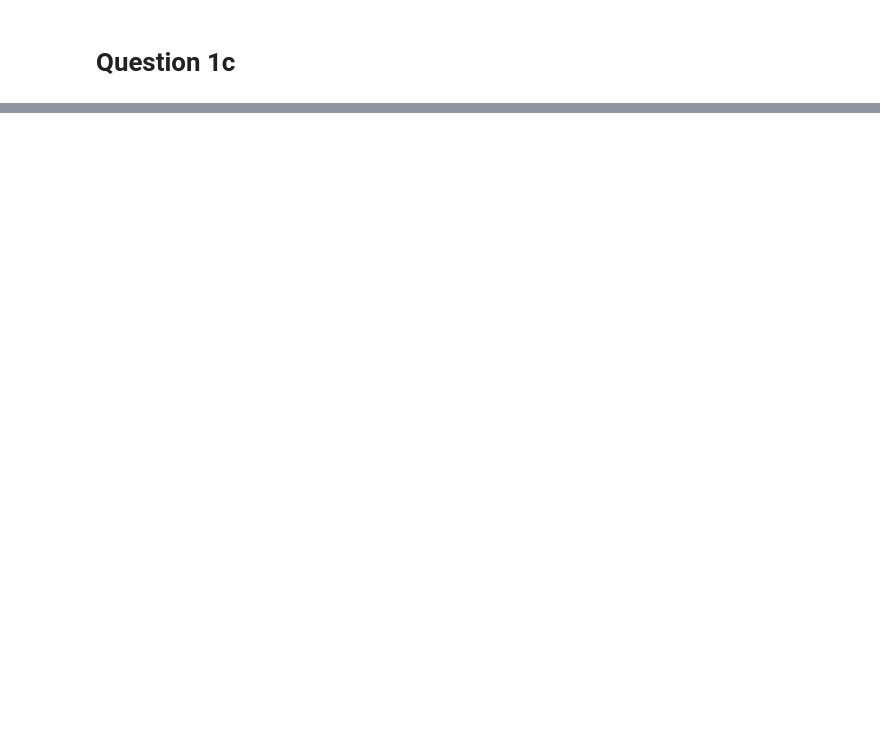
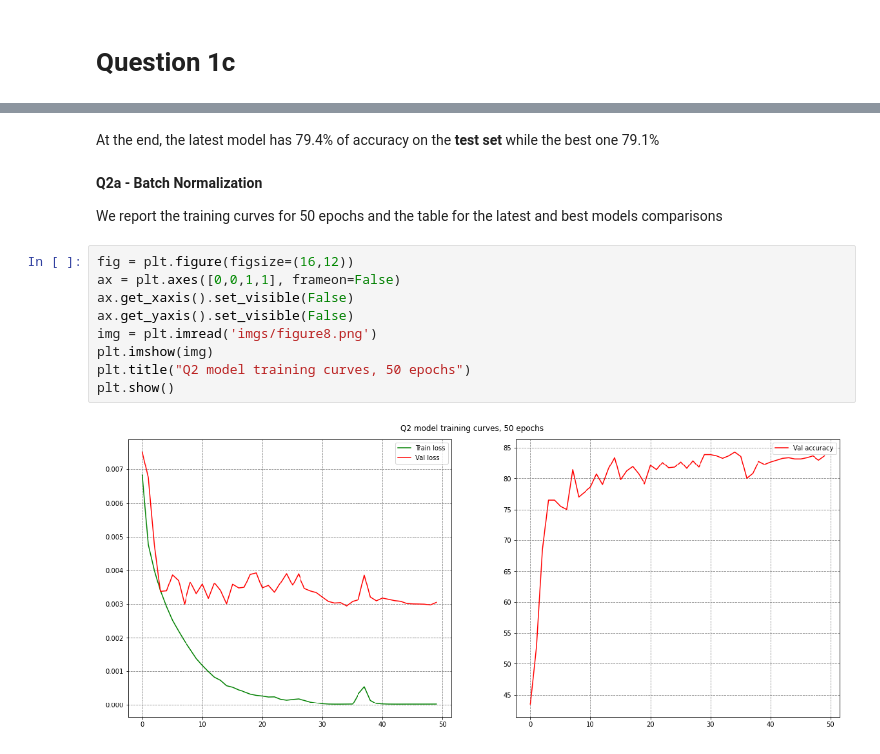
Before and after one commit to fabiomontello/AML-projects, a Jupyter notebook: HW3/AML Assignment 3 - report.ipynb, the cells around one changed output, grey strips where cells are left out. Drawn from its saved outputs; the diff is of its cells as text; blank space fills up the shorter version.

```diff
--- a/HW3/AML Assignment 3 - report.ipynb
+++ b/HW3/AML Assignment 3 - report.ipynb
@@ -64,0 +121,17 @@ In the first image we cannot distinguish any distinct pattern, as we expected si
+# %% [markdown]
+At the end, the latest model has 79.4% of accuracy on the **test set** while the best one 79.1%
+# %% [markdown]
+**Q2a - Batch Normalization**
+
+We report the training curves for 50 epochs and the table for the latest and best models comparisons
+# %%
+fig = plt.figure(figsize=(16,12))
+ax = plt.axes([0,0,1,1], frameon=False)
+ax.get_xaxis().set_visible(False)
+ax.get_yaxis().set_visible(False)
+img = plt.imread('imgs/figure8.png')
+plt.imshow(img)
+plt.title("Q2 model training curves, 50 epochs")
+plt.show()
+# %% [output]
+[figure, added]
```
Also changed, not shown: parts of 24 cells of this notebook, 8 other files.
